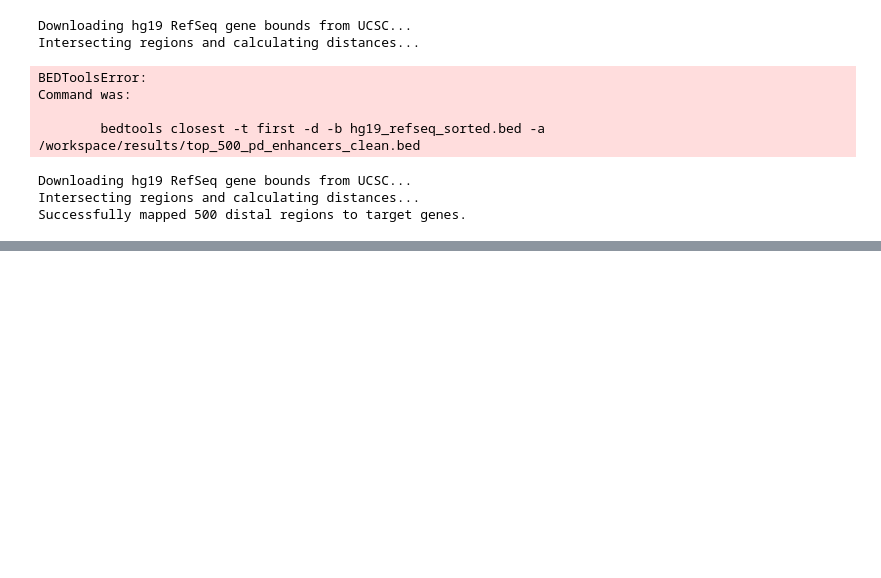
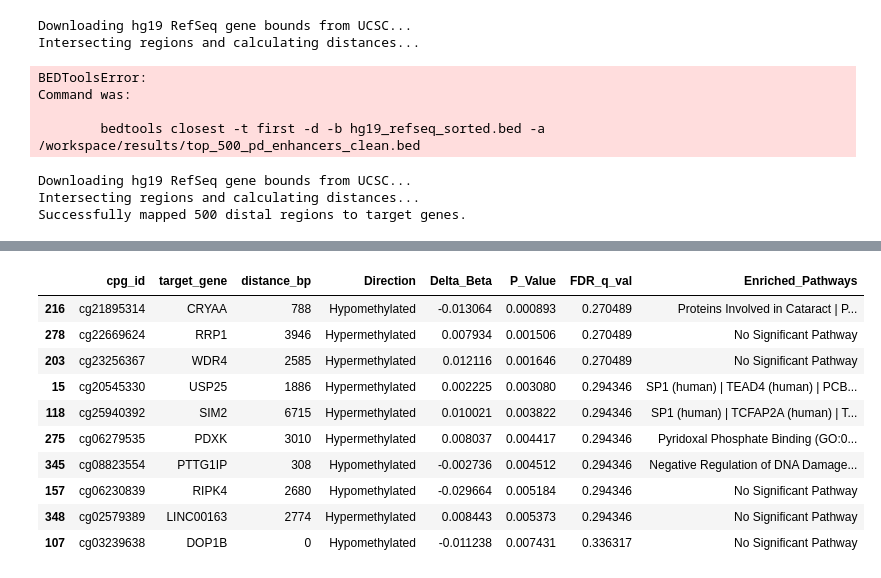
Before and after one commit to perpk/methylation-analysis, a Jupyter notebook: notebooks/DL_approach/peg1_gat_bio_strat.ipynb, the cells around one changed output, grey strips where cells are left out. Saved outputs shown, nothing was run; the diff lists cells and outputs as text; code cells hidden in the pictures; blank space fills up the shorter version.

```diff
--- a/notebooks/DL_approach/peg1_gat_bio_strat.ipynb
+++ b/notebooks/DL_approach/peg1_gat_bio_strat.ipynb
@@ -1149,0 +1208,11 @@ plot_nominal_pathways(nominally_sig)
+# %%
+pheno_path = "/workspace/data/GSE111629_pheno_data.parquet"
+m_matrix_path = "/workspace/data/GSE111629_m_matrix_full_reduced.parquet"
+
+pheno_df = pd.read_parquet(pheno_path)
+m_matrix_df = pd.read_parquet(m_matrix_path)
+
+m_matrix_df.set_index("Sample_Name", inplace=True)
+
+diff_meth_df = calculate_directionality(m_matrix_df, pheno_df, mapped_enhancers_df)
+print(diff_meth_df[['target_gene', 'Delta_Beta', 'Direction']].head())
@@ -1149,0 +1339,8 @@ plot_nominal_pathways(nominally_sig)
+# %%
+
+clinical_master_df = build_clinical_master_table(
+    m_matrix_df=m_matrix_df,
+    pheno_df=pheno_df,
+    mapped_enhancers_df=strict_mapped_df,
+    pathway_results_df=all_sig  # Use your filtered gseapy results here
+)
@@ -1149,0 +1360,14 @@ plot_nominal_pathways(nominally_sig)
+# %%
+clinical_master_df.head(10)
+# %% [output]
+|  | cpg_id | target_gene | distance_bp | Direction | Delta_Beta | P_Value | FDR_q_val | Enriched_Pathways |
+| 216 | cg21895314 | CRYAA | 788 | Hypomethylated | -0.013064 | 0.000893 | 0.270489 | Proteins Involved in Cataract | P... |
+| 278 | cg22669624 | RRP1 | 3946 | Hypermethylated | 0.007934 | 0.001506 | 0.270489 | No Significant Pathway |
+| 203 | cg23256367 | WDR4 | 2585 | Hypermethylated | 0.012116 | 0.001646 | 0.270489 | No Significant Pathway |
+| 15 | cg20545330 | USP25 | 1886 | Hypermethylated | 0.002225 | 0.003080 | 0.294346 | SP1 (human) | TEAD4 (human) | PCB... |
+| 118 | cg25940392 | SIM2 | 6715 | Hypermethylated | 0.010021 | 0.003822 | 0.294346 | SP1 (human) | TCFAP2A (human) | T... |
+| 275 | cg06279535 | PDXK | 3010 | Hypermethylated | 0.008037 | 0.004417 | 0.294346 | Pyridoxal Phosphate Binding (GO:0... |
+| 345 | cg08823554 | PTTG1IP | 308 | Hypomethylated | -0.002736 | 0.004512 | 0.294346 | Negative Regulation of DNA Damage... |
+| 157 | cg06230839 | RIPK4 | 2680 | Hypomethylated | -0.029664 | 0.005184 | 0.294346 | No Significant Pathway |
+| 348 | cg02579389 | LINC00163 | 2774 | Hypermethylated | 0.008443 | 0.005373 | 0.294346 | No Significant Pathway |
+| 107 | cg03239638 | DOP1B | 0 | Hypomethylated | -0.011238 | 0.007431 | 0.336317 | No Significant Pathway |
```
Also changed, not shown: parts of 12 cells of this notebook, 2 other files.
